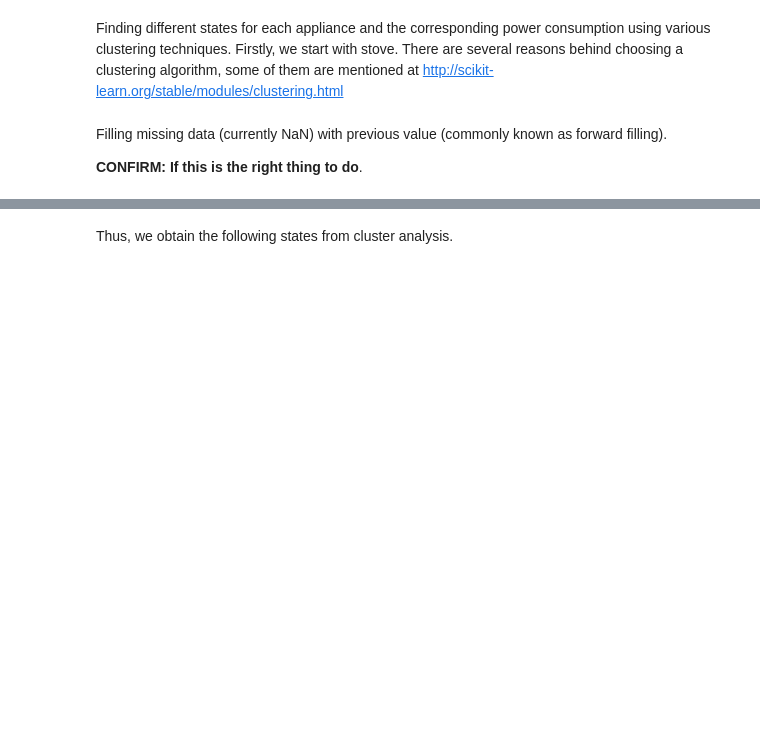
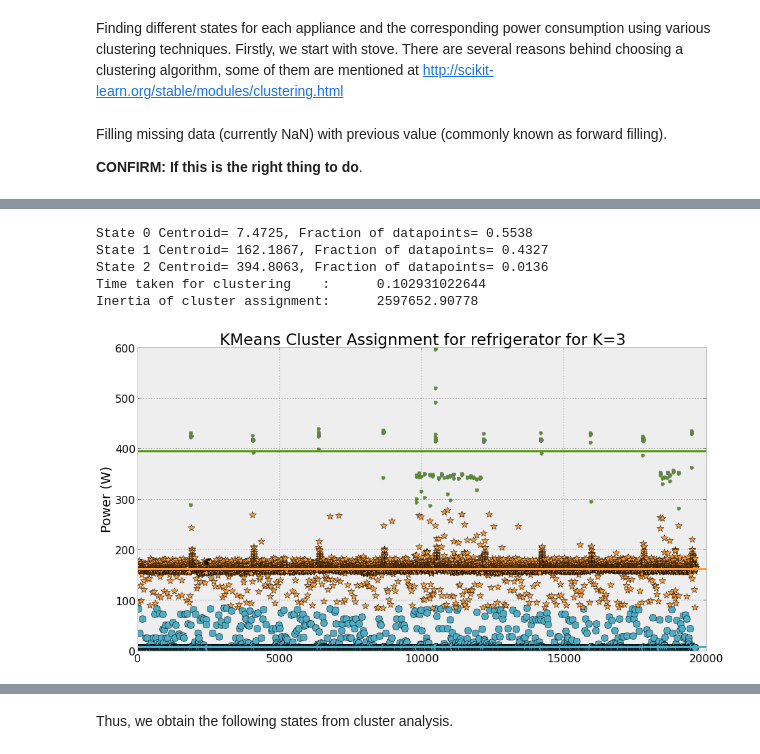
Before and after one commit to nipunbatra/nilm, a Jupyter notebook: REDD_House2_Analysis.ipynb, the cells around one changed output, grey strips where cells are left out. Drawn from its saved outputs; the diff is of its cells as text; code cells hidden in the pictures; blank space fills up the shorter version.

```diff
--- a/REDD_House2_Analysis.ipynb
+++ b/REDD_House2_Analysis.ipynb
@@ -820,0 +791,13 @@ np.savetxt('clustered_lighting',clustered_lighting)
+# %%
+[t_batch_refrigerator, k_means_labels_refrigerator, k_means_cluster_centers_refrigerator, k_means_labels_unique_refrigerator, inertia_refrigerator]=\
+apply_kmeans(3,10,raw_data["refrigerator"],"kmeans++")
+plot_cluster_assignments(raw_data["refrigerator"],k_means_labels_refrigerator, k_means_cluster_centers_refrigerator,len(k_means_labels_unique_refrigerator),"refrigerator")
+print "Time taken for clustering    :     ",t_batch_refrigerator
+print "Inertia of cluster assignment:     ",inertia_refrigerator
+# %% [output]
+State 0 Centroid= 7.4725, Fraction of datapoints= 0.5538
+State 1 Centroid= 162.1867, Fraction of datapoints= 0.4327
+State 2 Centroid= 394.8063, Fraction of datapoints= 0.0136
+Time taken for clustering    :      0.102931022644
+Inertia of cluster assignment:      2597652.90778
+[figure, added]
```
Also changed, not shown: parts of 17 cells of this notebook.
